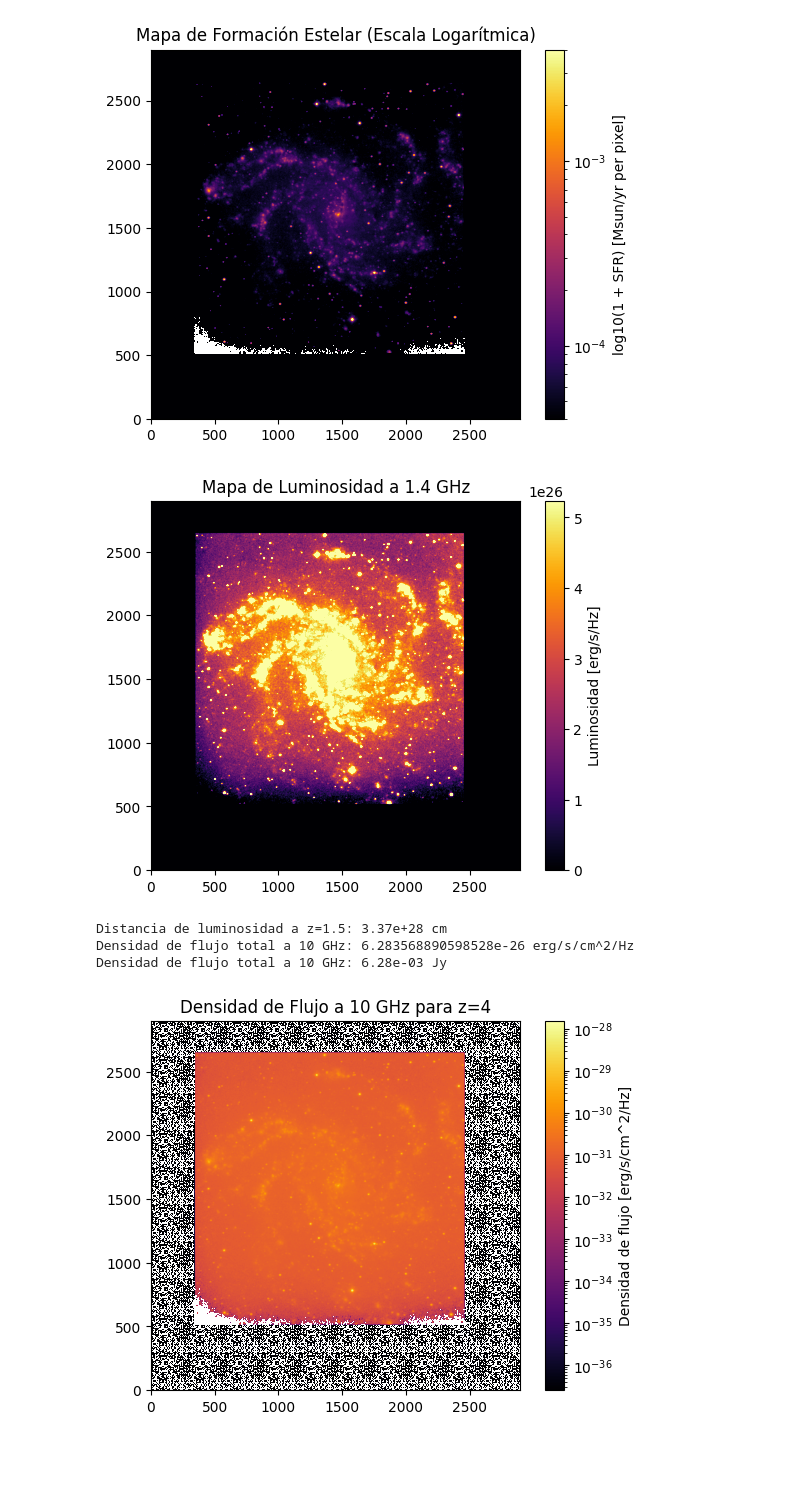
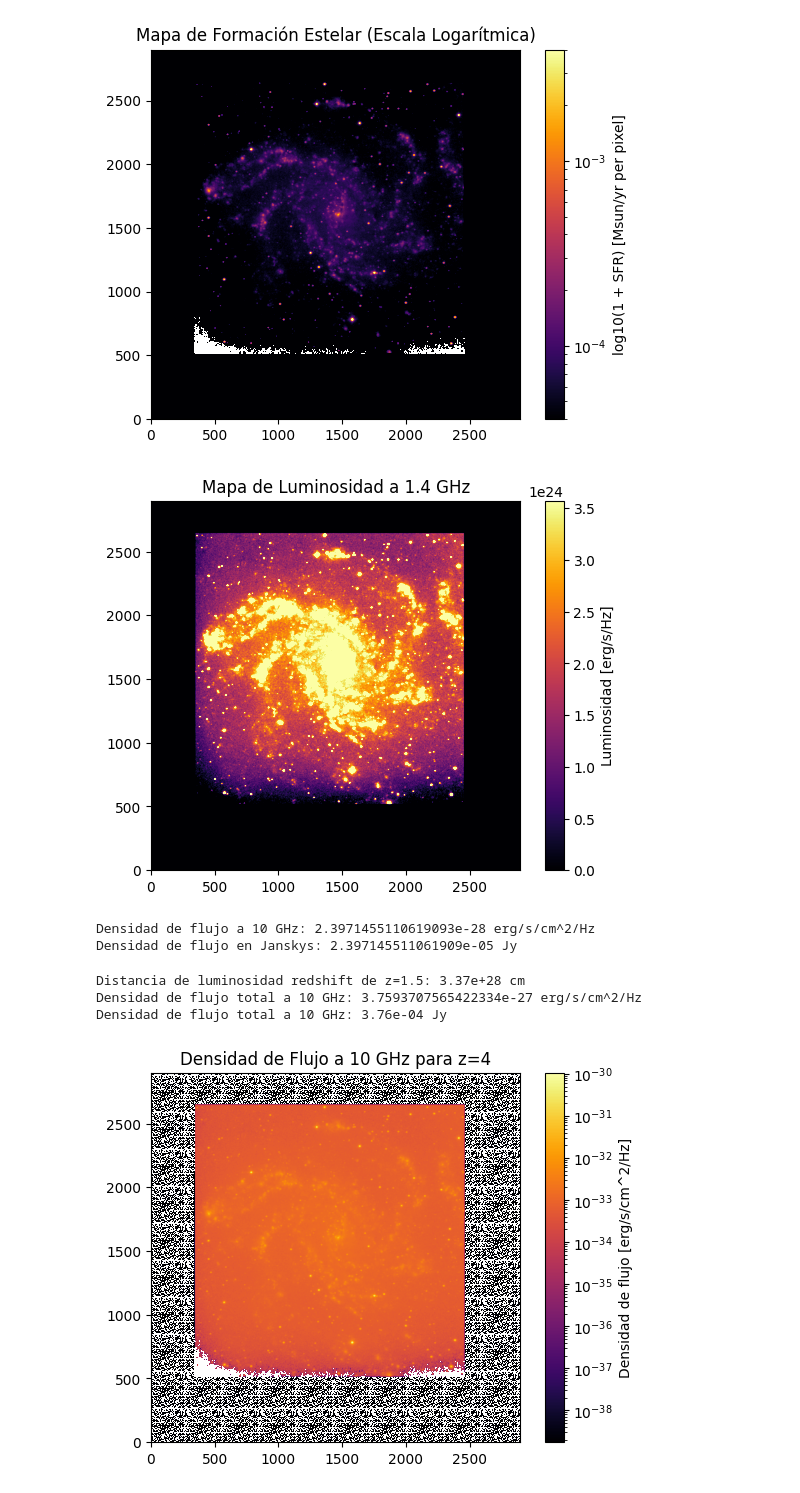
Before and after one commit to LobsangM/ngVLA_Research_Program, a Jupyter notebook: Luminosidad.ipynb, the cells around one changed output. Saved outputs shown, nothing was run; the diff lists cells and outputs as text; code cells hidden in the pictures; blank space fills up the shorter version.

Commit message:
Cambios en la función de conversión de luminosidad a densidad de flujo

```diff
--- a/Luminosidad.ipynb
+++ b/Luminosidad.ipynb
@@ -26,9 +37,9 @@ SFR_map_log = np.log10(1 + SFR_map)         #===================================
 # %%
 # Conversión a luminosidad en 1.4 GHz y extraemos datos
-lum_1_4GHz = sfr_data / 4.87e-29
+lum_1_4GHz = SFR_map / (4.87e-29)
 lum_data = lum_1_4GHz[0].data
 
 # Valor de la luminosidad Total:
 lum_total = np.sum(lum_1_4GHz)
-print(f"Luminosidad total: {lum_total:.2e} erg/s/Hz")
+print(f"Luminosidad total: {lum_total:.2e} erg/s/Hz")   #.2e
 # %% [output]
@@ -50,7 +61,7 @@ plt.colorbar(label="Luminosidad [erg/s/Hz]")
 plt.title("Mapa de Luminosidad a 1.4 GHz")
 plt.show()
 # %% [output]
-[figure, old version]
+[figure, new version]
 # %%
 # Convertir de luminosidad a densidad de flujo a 10 GHz
 def luminosity_to_flux(lum_1_4GHz, z, alpha):
@@ -61,34 +72,58 @@ def luminosity_to_flux(lum_1_4GHz, z, alpha):
     S_10GHz = lum_1_4GHz / factor
 
     return S_10GHz
+# %%
+#NUEVA PRUEBA DE CONVERSIÓN
+
+# Convertir de luminosidad a densidad de flujo a 10 GHz
+def luminosity_to_flux_2(lum_1_4GHz, z, alpha):
+
+    D_L = cosmo.luminosity_distance(z).to('cm').value
+
+    div = (4 * np.pi * D_L**2) * (1.4/10)**(-alpha)
+
+    S_10GHz_v2 = (lum_1_4GHz * (1+z)**(1-alpha))/(div)
+
+    return S_10GHz_v2
+
+# RECORDAR QUE EL REDSHIFT ES DE z=1.5
+
+flujo_total_v2 = np.sum(luminosity_to_flux_2(lum_1_4GHz, 1.5, alpha))
+print(f"Densidad de flujo a 10 GHz: {flujo_total_v2} erg/s/cm^2/Hz")
+
+flujo_total_v2_jk = flujo_total_v2 * 1e23
+print(f"Densidad de flujo en Janskys: {flujo_total_v2_jk} Jy")
+# %% [output]
+Densidad de flujo a 10 GHz: 2.3971455110619093e-28 erg/s/cm^2/Hz
+Densidad de flujo en Janskys: 2.397145511061909e-05 Jy
 # %%
-#Valor de la distancia de luminosidad a z=4
+#Valor de la distancia de luminosidad a z=1.5
 D_l = cosmo.luminosity_distance(1.5).to('cm').value
-print(f"Distancia de luminosidad a z=1.5: {D_l:.2e} cm")
+print(f"Distancia de luminosidad redshift de z=1.5: {D_l:.2e} cm")
 
 # Sumamos los valores para obtener la densidad de flujo total
-flujo_total = np.sum(luminosity_to_flux(lum_1_4GHz, 4, alpha))
+flujo_total = np.sum(luminosity_to_flux(lum_1_4GHz, 1.5, alpha))
 print(f"Densidad de flujo total a 10 GHz: {flujo_total} erg/s/cm^2/Hz")
 
 # Convertir de erg/s/cm^2/Hz a Jy
 flujo_total_jy = flujo_total * 1e23
 print(f"Densidad de flujo total a 10 GHz: {flujo_total_jy:.2e} Jy")
 # %% [output]
-Distancia de luminosidad a z=1.5: 3.37e+28 cm
-Densidad de flujo total a 10 GHz: 6.283568890598528e-26 erg/s/cm^2/Hz
-Densidad de flujo total a 10 GHz: 6.28e-03 Jy
+Distancia de luminosidad redshift de z=1.5: 3.37e+28 cm
+Densidad de flujo total a 10 GHz: 3.7593707565422334e-27 erg/s/cm^2/Hz
+Densidad de flujo total a 10 GHz: 3.76e-04 Jy
 # %%
 #Le aplicamos el reescalamiento logaritmico a los nuevos datos
 S_10GHz_map = luminosity_to_flux(lum_1_4GHz, 1.5, alpha)
 S_10GHz_log = np.log10(1 + S_10GHz_map)
 
 #Grafica con diferentes redshifts
-plt.imshow(S_10GHz_map, origin='lower', cmap='inferno', norm=LogNorm(vmin=1e-5, vmax=1e-1))
+plt.imshow(S_10GHz_map, origin='lower', cmap='inferno', norm=LogNorm())  #(vmin=1e-5, vmax=1e-2)
 plt.colorbar(label="Densidad de flujo [erg/s/cm^2/Hz]")
 plt.title("Densidad de Flujo a 10 GHz para z=4")
 plt.show()
 # %% [output]
-[figure, old version]
+[figure, new version]
 # %%
 #Valores maximos
 
```
Also changed, not shown: parts of 4 cells of this notebook, 1 other file.
